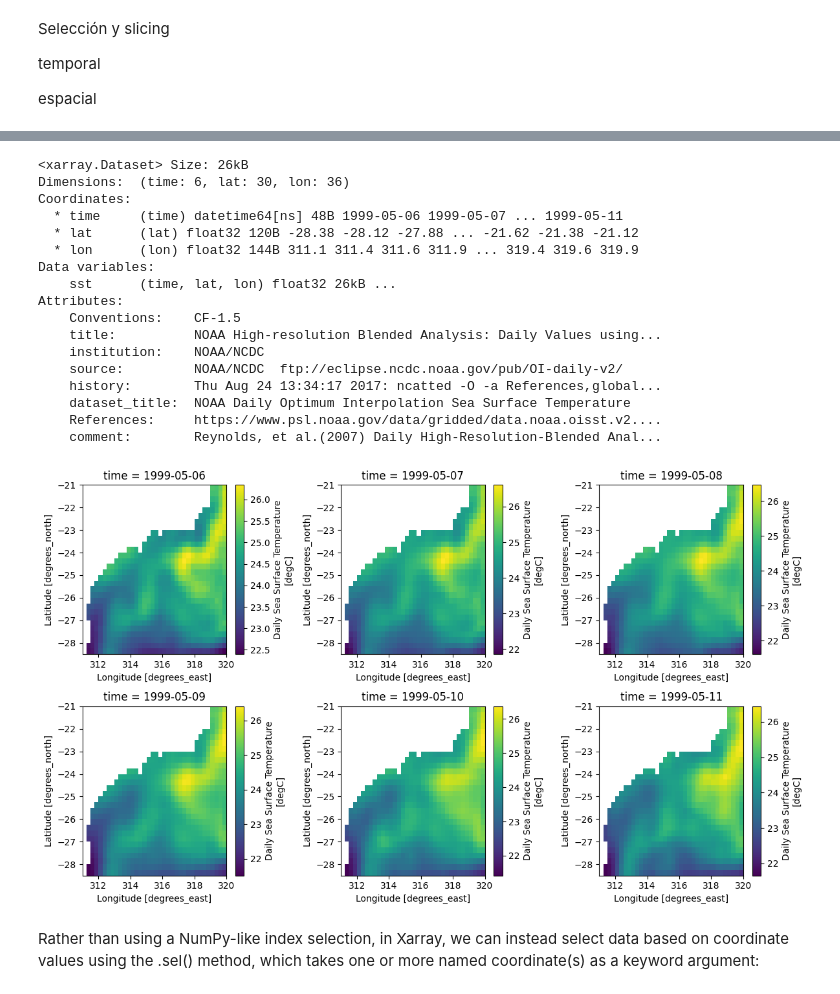
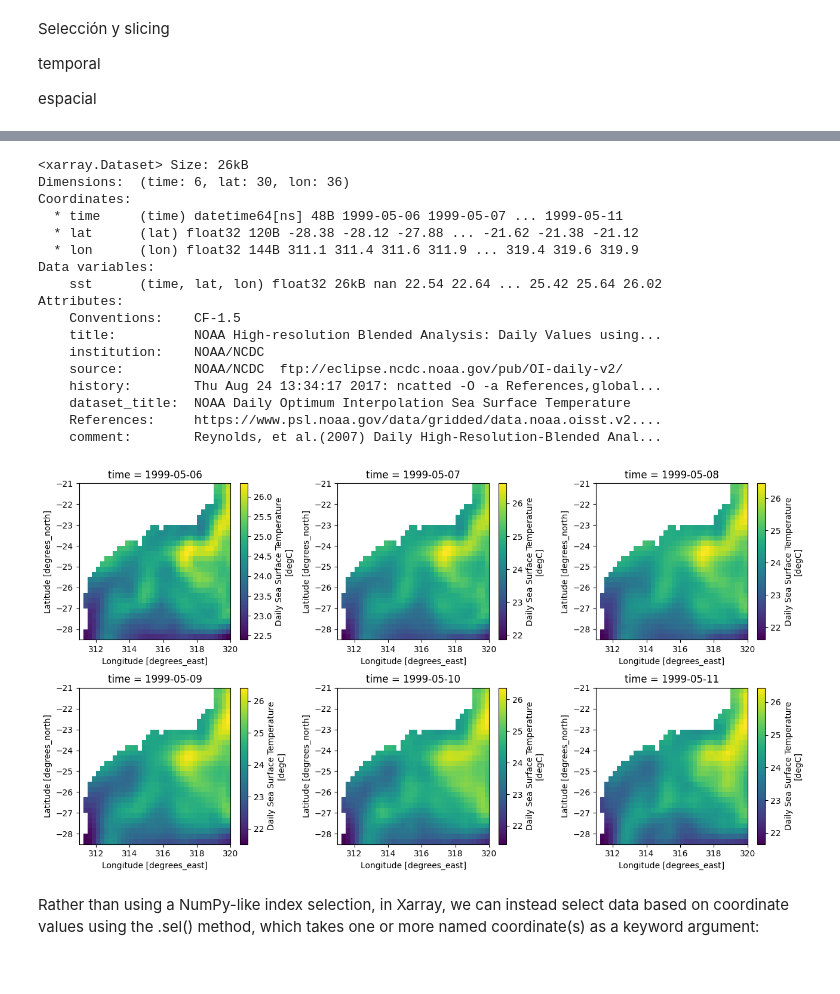
Before and after one commit to francobarrionuevoenv21/XArrray_CQSC, a Jupyter notebook: Tutoriales/Tutorial2_YYYYYY.ipynb, the cells around one changed output, grey strips where cells are left out. Cells and saved outputs as stored; diff of their text form; code cells hidden in the pictures.

```diff
--- a/Tutoriales/Tutorial2_YYYYYY.ipynb
+++ b/Tutoriales/Tutorial2_YYYYYY.ipynb
@@ -4,8 +5,8 @@ import matplotlib.pyplot as plt
 # %% [markdown]
 Lectura y visualización de los datos
 # %%
-ds_sst = xr.open_dataset('https://github.com/francobarrionuevoenv21/XArrray_CQSC/raw/refs/heads/main/Data/sst_brasil.nc')
-
+sst_path = 'https://github.com/francobarrionuevoenv21/XArrray_CQSC/raw/refs/heads/main/Data/sst_brasil.nc'
+ds_sst = xr.open_dataset(sst_path)
 ds_sst
 # %% [output]
 <xarray.Dataset> Size: 70MB
@@ -131,7 +135,7 @@ Coordinates:
   * lat      (lat) float32 120B -28.38 -28.12 -27.88 ... -21.62 -21.38 -21.12
   * lon      (lon) float32 144B 311.1 311.4 311.6 311.9 ... 319.4 319.6 319.9
 Data variables:
-    sst      (time, lat, lon) float32 26kB ...
+    sst      (time, lat, lon) float32 26kB nan 22.54 22.64 ... 25.42 25.64 26.02
 Attributes:
     Conventions:    CF-1.5
     title:          NOAA High-resolution Blended Analysis: Daily Values using...
@@ -142,13 +146,13 @@ Attributes:
     References:     https://www.psl.noaa.gov/data/gridded/data.noaa.oisst.v2....
     comment:        Reynolds, et al.(2007) Daily High-Resolution-Blended Anal...
 # %%
-fig, ax = plt.subplots(2, 3, figsize=(12, 7), tight_layout=True)
+fig, ax = plt.subplots(2, 3, figsize=(13, 7), tight_layout=True)
 ax = ax.ravel()
 
-for i, d in enumerate(sst_slice.time.values):
+for i, d in enumerate(sst_ds_slice.time.values):
     sst_ds_slice['sst'].sel(time=d).plot(ax=ax[i])
 # %% [output]
-[figure, old version]
+[figure, new version]
 # %% [markdown]
 Rather than using a NumPy-like index selection, in Xarray, we can instead select data based on coordinate values using the .sel() method, which takes one or more named coordinate(s) as a keyword argument:
 # %% [markdown]
```
Also changed, not shown: parts of 5 cells of this notebook.
